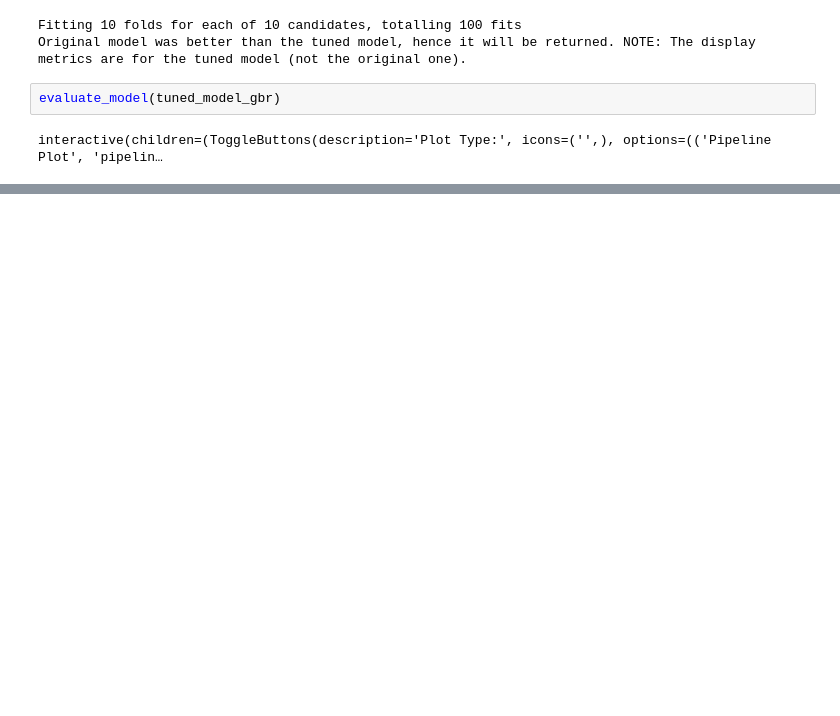
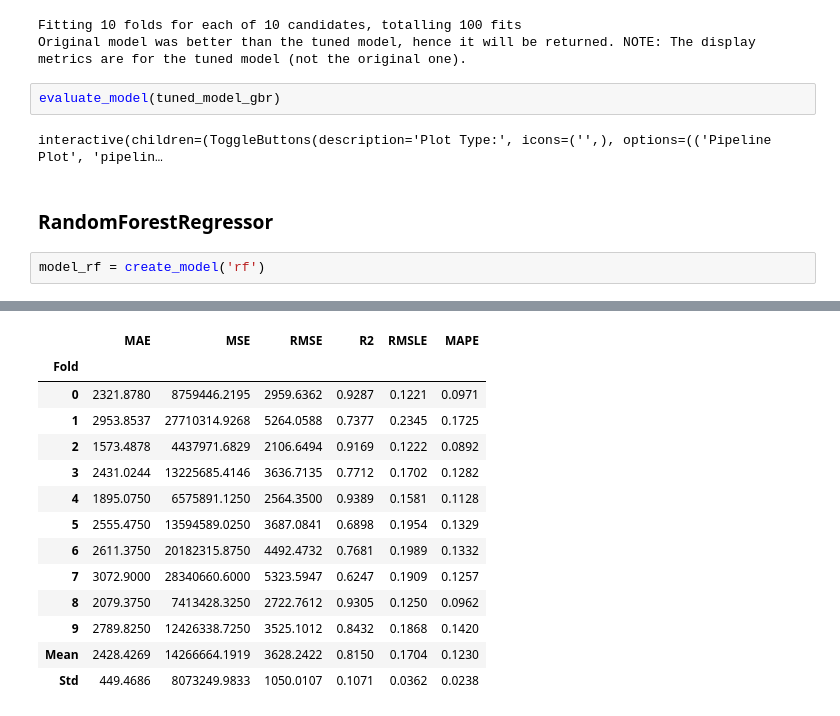
Before and after one commit to Olaffson/Pycaret_Optuna, a Jupyter notebook: notebook/03_pycaret.ipynb, the cells around one changed output, grey strips where cells are left out. Cells and saved outputs as stored; diff of their text form; blank space fills up the shorter version.

```diff
--- a/notebook/03_pycaret.ipynb
+++ b/notebook/03_pycaret.ipynb
@@ -129,3 +129,8 @@ Original model was better than the tuned model, hence it will be returned. NOTE:
 evaluate_model(tuned_model_gbr)
 # %% [output]
 interactive(children=(ToggleButtons(description='Plot Type:', icons=('',), options=(('Pipeline Plot', 'pipelin…
+# %% [markdown]
+### RandomForestRegressor
+# %%
+model_rf = create_model('rf')
+# %% [output]
@@ -131,0 +138,14 @@ interactive(children=(ToggleButtons(description='Plot Type:', icons=('',), optio
+|  | MAE | MSE | RMSE | R2 | RMSLE | MAPE |
+| Fold |  |  |  |  |  |  |
+| 0 | 2321.8780 | 8759446.2195 | 2959.6362 | 0.9287 | 0.1221 | 0.0971 |
+| 1 | 2953.8537 | 27710314.9268 | 5264.0588 | 0.7377 | 0.2345 | 0.1725 |
+| 2 | 1573.4878 | 4437971.6829 | 2106.6494 | 0.9169 | 0.1222 | 0.0892 |
+| 3 | 2431.0244 | 13225685.4146 | 3636.7135 | 0.7712 | 0.1702 | 0.1282 |
+| 4 | 1895.0750 | 6575891.1250 | 2564.3500 | 0.9389 | 0.1581 | 0.1128 |
+| 5 | 2555.4750 | 13594589.0250 | 3687.0841 | 0.6898 | 0.1954 | 0.1329 |
+| 6 | 2611.3750 | 20182315.8750 | 4492.4732 | 0.7681 | 0.1989 | 0.1332 |
+| 7 | 3072.9000 | 28340660.6000 | 5323.5947 | 0.6247 | 0.1909 | 0.1257 |
+| 8 | 2079.3750 | 7413428.3250 | 2722.7612 | 0.9305 | 0.1250 | 0.0962 |
+| 9 | 2789.8250 | 12426338.7250 | 3525.1012 | 0.8432 | 0.1868 | 0.1420 |
+| Mean | 2428.4269 | 14266664.1919 | 3628.2422 | 0.8150 | 0.1704 | 0.1230 |
+| Std | 449.4686 | 8073249.9833 | 1050.0107 | 0.1071 | 0.0362 | 0.0238 |
```
Also changed, not shown: parts of 3 cells of this notebook, 22 other files.
